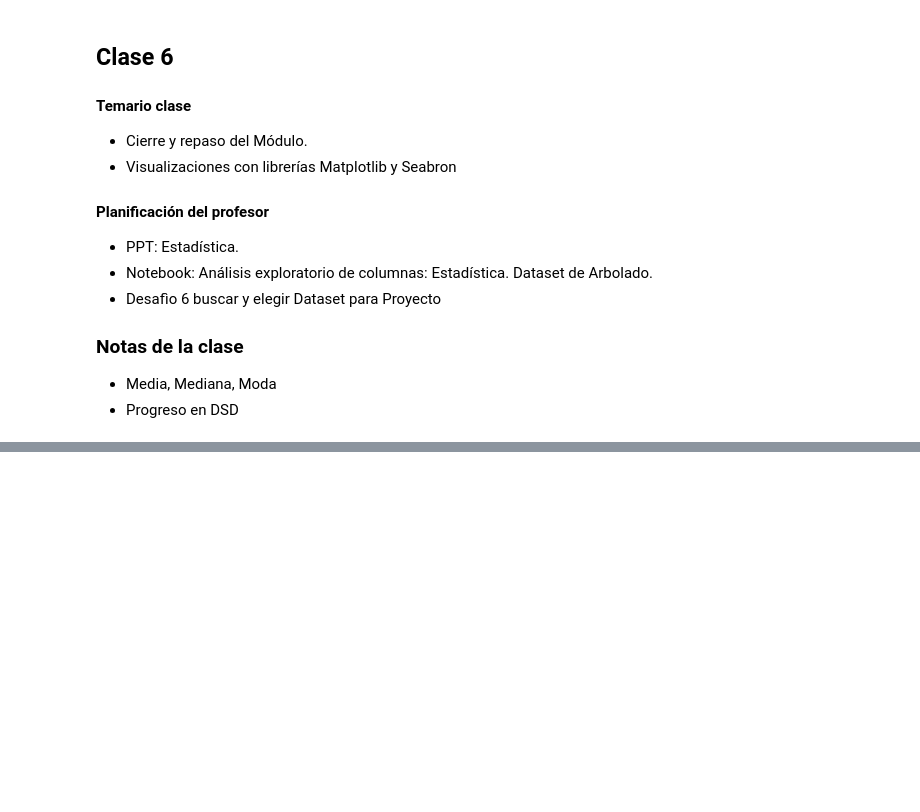
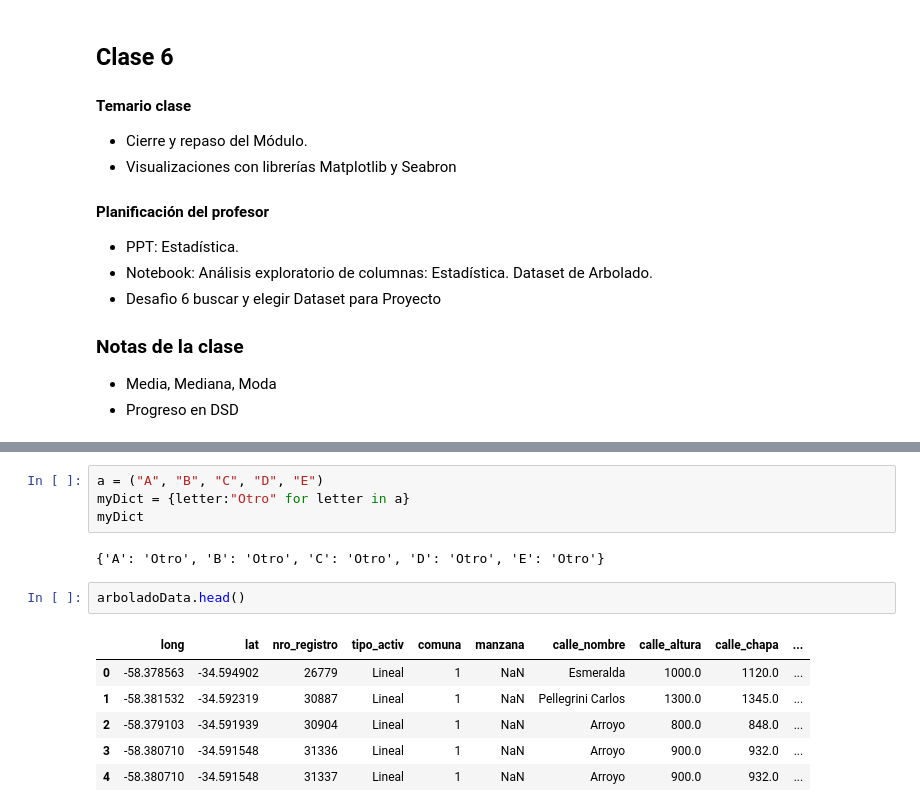
Before and after one commit to IonatanPerez/Aprender_Programando_2023, a Jupyter notebook: Compartido/PorrasFederico/FP.ipynb, the cells around one changed output, grey strips where cells are left out. Cells and saved outputs as stored; diff of their text form; blank space fills up the shorter version.

```diff
--- a/Compartido/PorrasFederico/FP.ipynb
+++ b/Compartido/PorrasFederico/FP.ipynb
@@ -590,0 +615,15 @@ Seabron
+# %%
+a = ("A", "B", "C", "D", "E")
+myDict = {letter:"Otro" for letter in a}
+myDict
+# %% [output]
+{'A': 'Otro', 'B': 'Otro', 'C': 'Otro', 'D': 'Otro', 'E': 'Otro'}
+# %%
+arboladoData.head()
+# %% [output]
+|  | long | lat | nro_registro | tipo_activ | comuna | manzana | calle_nombre | calle_altura | calle_chapa | ... |
+| 0 | -58.378563 | -34.594902 | 26779 | Lineal | 1 | NaN | Esmeralda | 1000.0 | 1120.0 | ... |
+| 1 | -58.381532 | -34.592319 | 30887 | Lineal | 1 | NaN | Pellegrini Carlos | 1300.0 | 1345.0 | ... |
+| 2 | -58.379103 | -34.591939 | 30904 | Lineal | 1 | NaN | Arroyo | 800.0 | 848.0 | ... |
+| 3 | -58.380710 | -34.591548 | 31336 | Lineal | 1 | NaN | Arroyo | 900.0 | 932.0 | ... |
+| 4 | -58.380710 | -34.591548 | 31337 | Lineal | 1 | NaN | Arroyo | 900.0 | 932.0 | ... |
```
Also changed, not shown: parts of 5 cells of this notebook, 8 other files.
